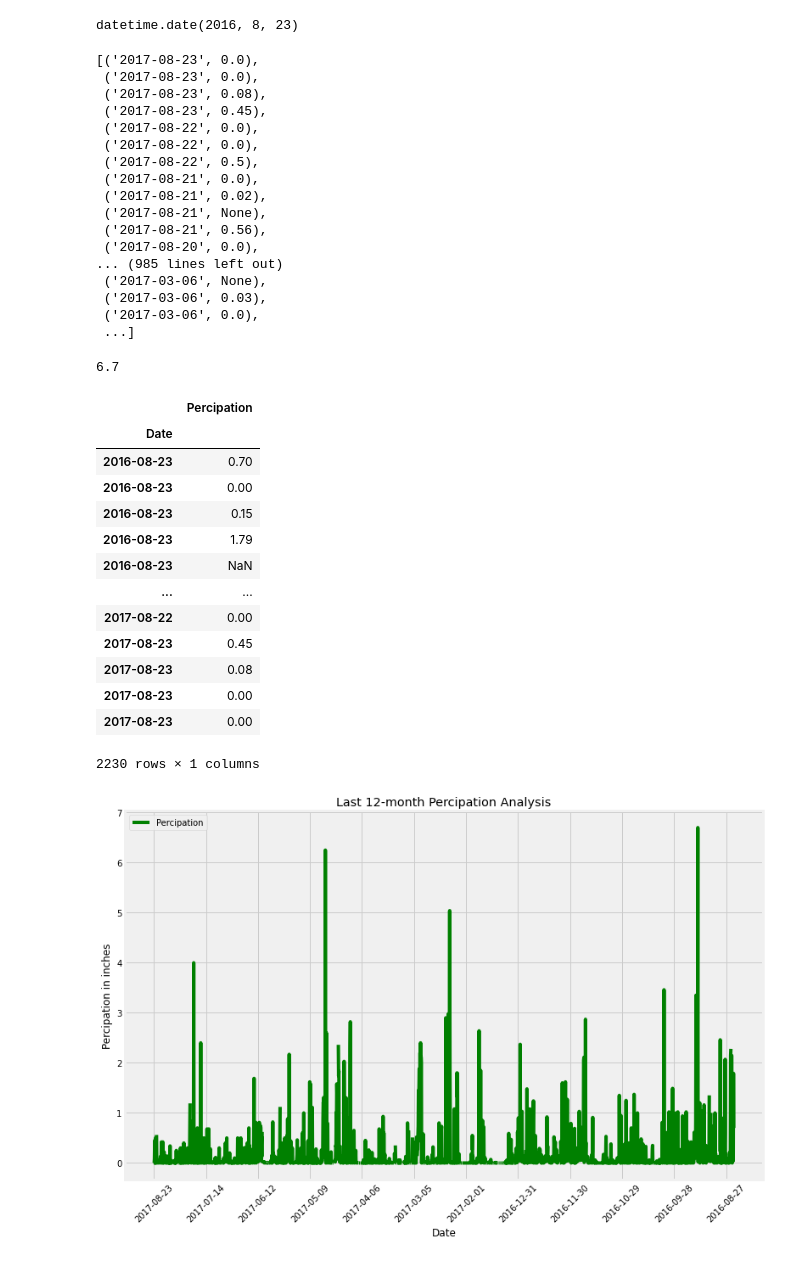
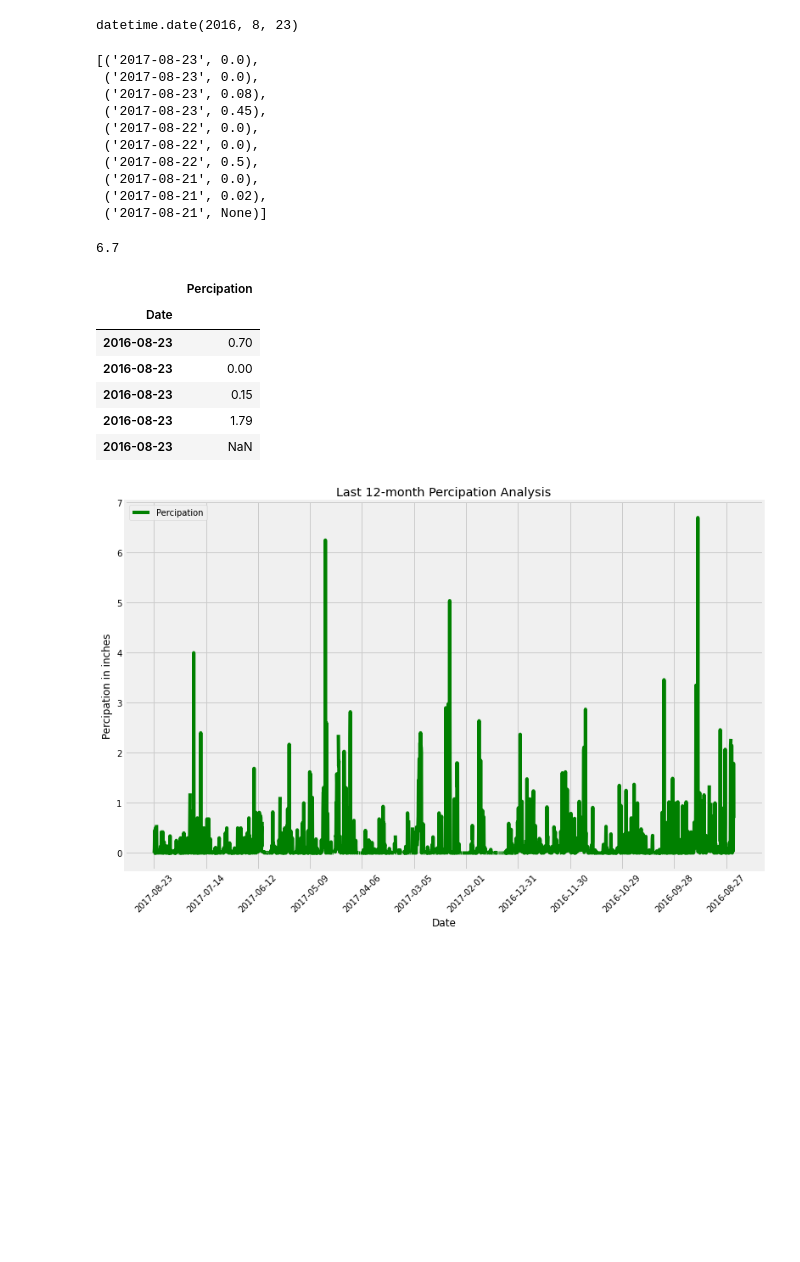
Before and after one commit to SHdimenson/SQLAlchemy-Challenge, a Jupyter notebook: climate_starter.ipynb, the cells around one changed output. Drawn from its saved outputs; the diff is of its cells as text; code cells hidden in the pictures; blank space fills up the shorter version.

```diff
--- a/climate_starter.ipynb
+++ b/climate_starter.ipynb
@@ -88,7 +88,7 @@ datetime.date(2016, 8, 23)
 
 
 latest_12_percipation = session.query(Measurement.date, Measurement.prcp).order_by(Measurement.date.desc()).filter(Measurement.date >= latest_12 ).all()
-latest_12_percipation
+latest_12_percipation[:10]
 # %% [output]
 [('2017-08-23', 0.0),
  ('2017-08-23', 0.0),
@@ -99,14 +99,7 @@ latest_12_percipation
  ('2017-08-22', 0.5),
  ('2017-08-21', 0.0),
  ('2017-08-21', 0.02),
- ('2017-08-21', None),
- ('2017-08-21', 0.56),
- ('2017-08-20', 0.0),
-... (985 lines left out)
- ('2017-03-06', None),
- ('2017-03-06', 0.03),
- ('2017-03-06', 0.0),
- ...]
+ ('2017-08-21', None)]
 # %%
 # Save the query results as a Pandas DataFrame and set the index to the date column
 percipation_df = pd.DataFrame(latest_12_percipation, columns = ['Date', 'Percipation']).set_index('Date')
@@ -115,22 +108,15 @@ percipation_df['Percipation'].max()
 6.7
 # %%
 # Sort the dataframe by date
-percipation_df.sort_values('Date')
+percipation_df.sort_values('Date').head()
 # %% [output]
 |  | Percipation |
 | Date |  |
 | 2016-08-23 | 0.70 |
 | 2016-08-23 | 0.00 |
 | 2016-08-23 | 0.15 |
 | 2016-08-23 | 1.79 |
 | 2016-08-23 | NaN |
-| ... | ... |
-| 2017-08-22 | 0.00 |
-| 2017-08-23 | 0.45 |
-| 2017-08-23 | 0.08 |
-| 2017-08-23 | 0.00 |
-| 2017-08-23 | 0.00 |
-2230 rows × 1 columns
 # %%
 # Use Pandas Plotting with Matplotlib to plot the data
 x_axis = np.arange(0, len(percipation_df), 200)
```
Also changed, not shown: parts of 1 cell of this notebook, 2 other files.
